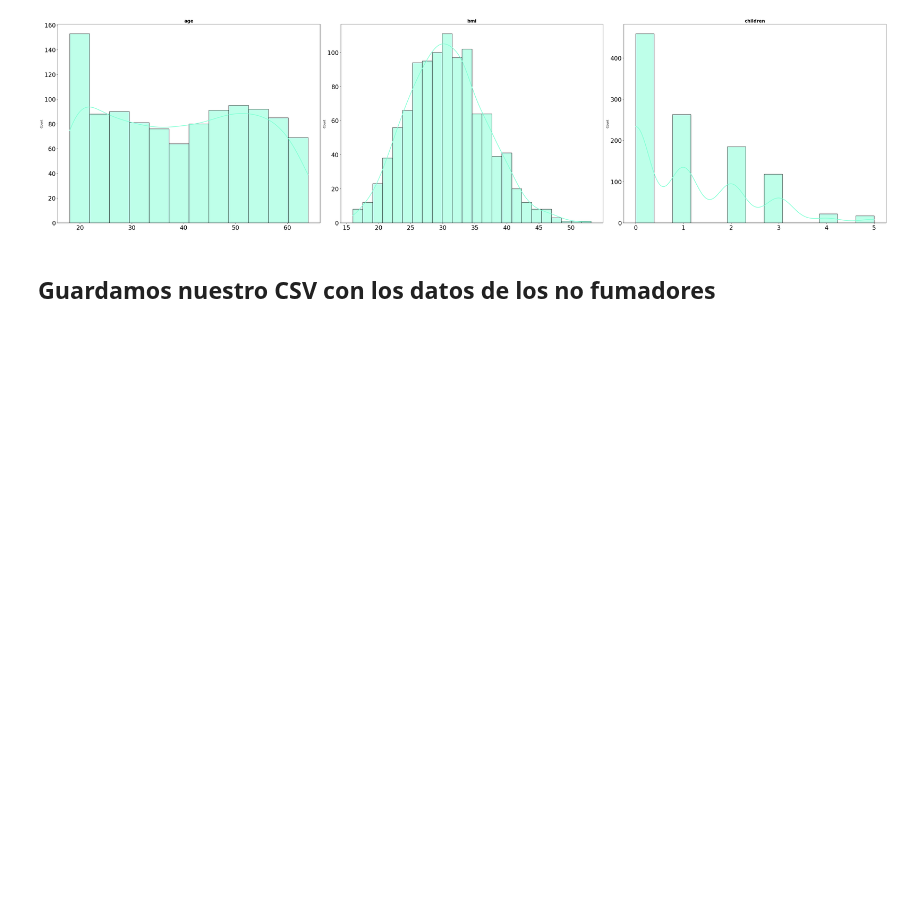
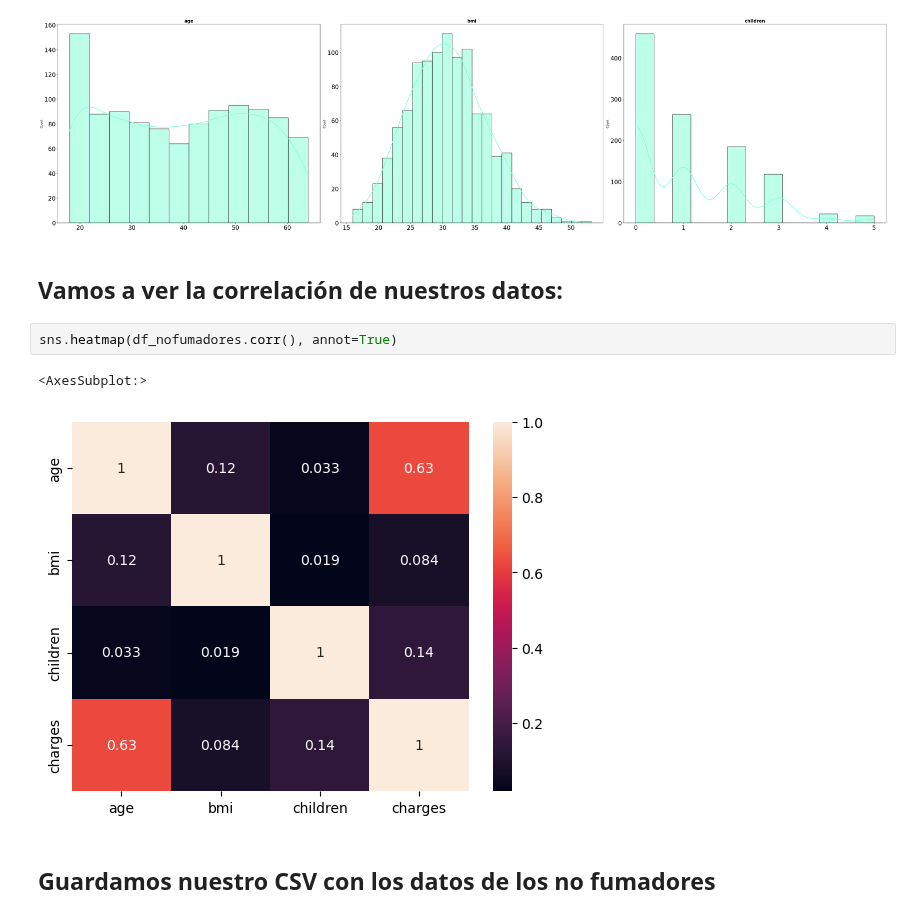
Before and after one commit to Adalab/DA-promoC-modulo3-sprint1-IreneMarta, a Jupyter notebook: regresion_linear/1_ RL_Intro.ipynb, the cells around one changed output. Saved outputs shown, nothing was run; the diff lists cells and outputs as text; blank space fills up the shorter version.

```diff
--- a/regresion_linear/1_ RL_Intro.ipynb
+++ b/regresion_linear/1_ RL_Intro.ipynb
@@ -327,6 +327,13 @@ fig.delaxes(axes[-2])
 fig.delaxes(axes[-3]);
 # %% [output]
 [figure]
+# %% [markdown]
+## Vamos a ver la correlación de nuestros datos:
+# %%
+sns.heatmap(df_nofumadores.corr(), annot=True)
+# %% [output]
+<AxesSubplot:>
+[figure, added]
 # %% [markdown]
 ## Guardamos nuestro CSV con los datos de los no fumadores
 # %%
```
Also changed, not shown: parts of 1 cell of this notebook, 1 other file.
